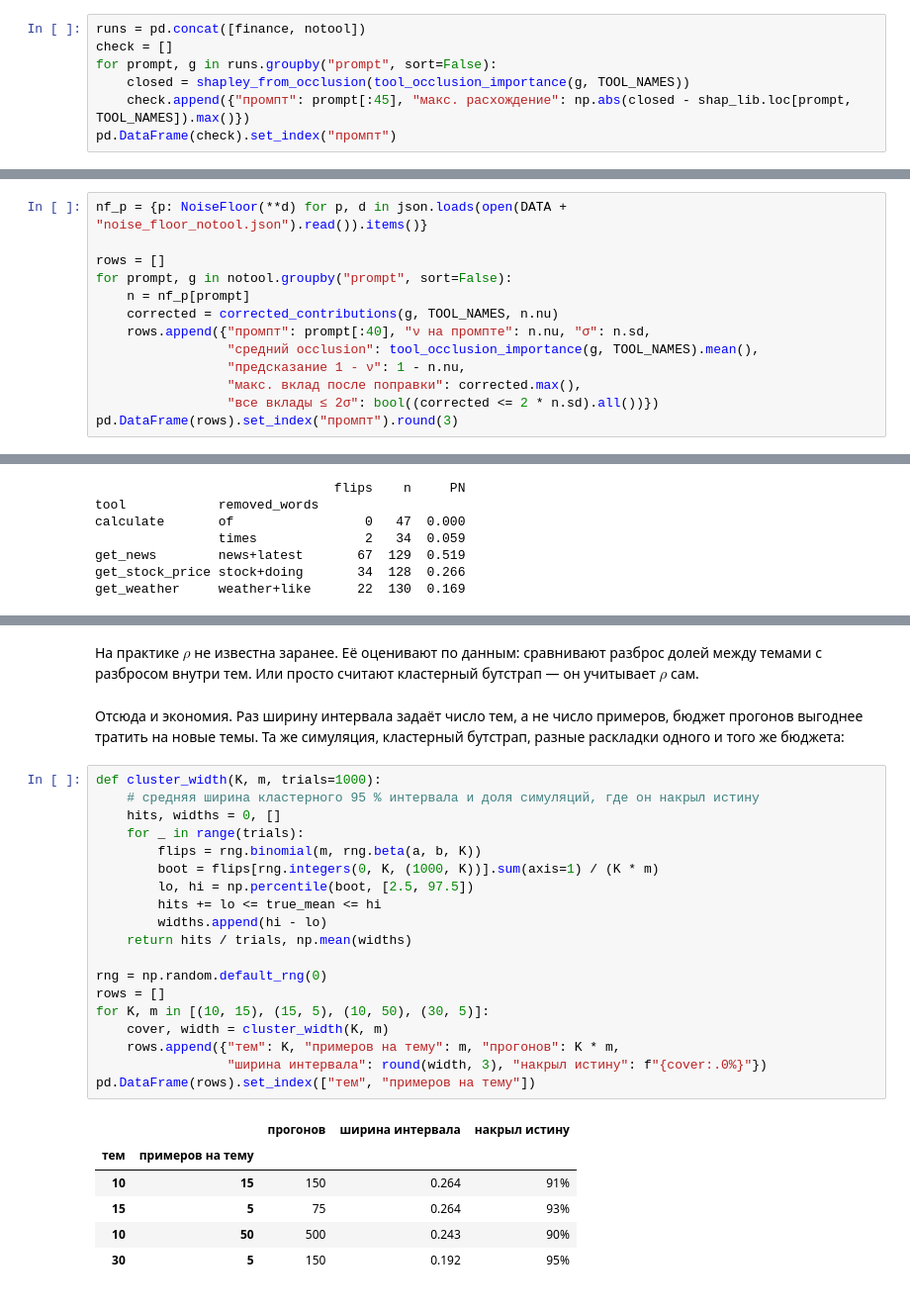
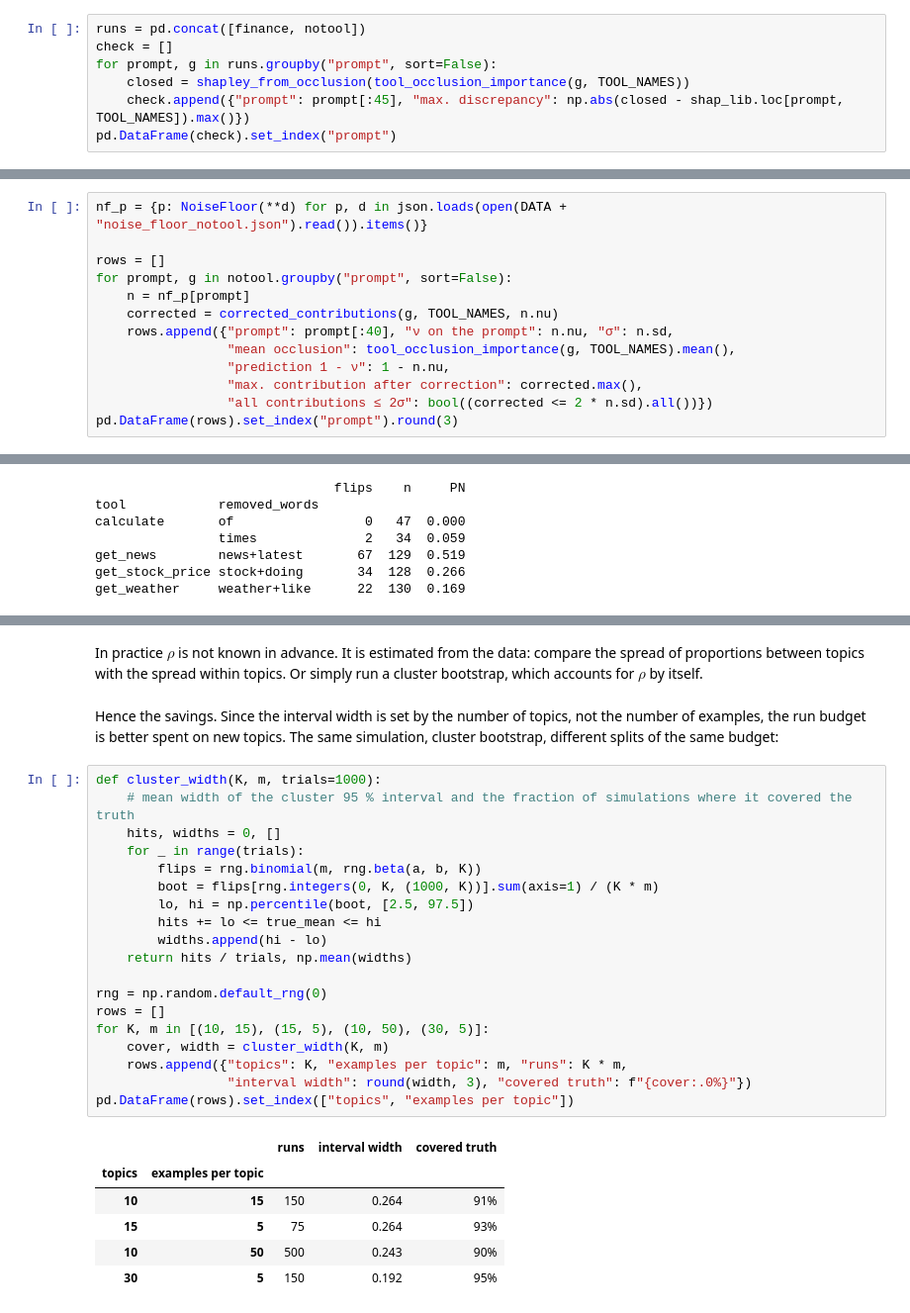
Before and after one commit to SadSabrina/ysda_agents, a Jupyter notebook: notebooks/02_agent_attribution.ipynb, the cells around one changed output, grey strips where cells are left out. Shown at 99% size. Drawn from its saved outputs; the diff is of its cells as text.

```diff
--- a/notebooks/02_agent_attribution.ipynb
+++ b/notebooks/02_agent_attribution.ipynb
@@ -145,6 +145,6 @@ runs = pd.concat([finance, notool])
 check = []
 for prompt, g in runs.groupby("prompt", sort=False):
     closed = shapley_from_occlusion(tool_occlusion_importance(g, TOOL_NAMES))
-    check.append({"промпт": prompt[:45], "макс. расхождение": np.abs(closed - shap_lib.loc[prompt, TOOL_NAMES]).max()})
-pd.DataFrame(check).set_index("промпт")
+    check.append({"prompt": prompt[:45], "max. discrepancy": np.abs(closed - shap_lib.loc[prompt, TOOL_NAMES]).max()})
+pd.DataFrame(check).set_index("prompt")
 # %% [output]
@@ -324,10 +324,10 @@ rows = []
 for prompt, g in notool.groupby("prompt", sort=False):
     n = nf_p[prompt]
     corrected = corrected_contributions(g, TOOL_NAMES, n.nu)
-    rows.append({"промпт": prompt[:40], "ν на промпте": n.nu, "σ": n.sd,
-                 "средний occlusion": tool_occlusion_importance(g, TOOL_NAMES).mean(),
-                 "предсказание 1 - ν": 1 - n.nu,
-                 "макс. вклад после поправки": corrected.max(),
-                 "все вклады ≤ 2σ": bool((corrected <= 2 * n.sd).all())})
-pd.DataFrame(rows).set_index("промпт").round(3)
+    rows.append({"prompt": prompt[:40], "ν on the prompt": n.nu, "σ": n.sd,
+                 "mean occlusion": tool_occlusion_importance(g, TOOL_NAMES).mean(),
+                 "prediction 1 - ν": 1 - n.nu,
+                 "max. contribution after correction": corrected.max(),
+                 "all contributions ≤ 2σ": bool((corrected <= 2 * n.sd).all())})
+pd.DataFrame(rows).set_index("prompt").round(3)
 # %% [output]
@@ -629,33 +629,33 @@ n = 150 промптов стоят по информации n_eff = 39 нез
 # %% [markdown]
-На практике $\rho$ не известна заранее. Её оценивают по данным: сравнивают
-разброс долей между темами с разбросом внутри тем. Или просто считают
-кластерный бутстрап — он учитывает $\rho$ сам.
+In practice $\rho$ is not known in advance. It is estimated from the data: compare
+the spread of proportions between topics with the spread within topics. Or simply run
+a cluster bootstrap, which accounts for $\rho$ by itself.
 # %% [markdown]
-Отсюда и экономия. Раз ширину интервала задаёт число тем, а не число
-примеров, бюджет прогонов выгоднее тратить на новые темы. Та же симуляция,
-кластерный бутстрап, разные раскладки одного и того же бюджета:
+Hence the savings. Since the interval width is set by the number of topics, not the number
+of examples, the run budget is better spent on new topics. The same simulation,
+cluster bootstrap, different splits of the same budget:
 # %%
 def cluster_width(K, m, trials=1000):
-    # средняя ширина кластерного 95 % интервала и доля симуляций, где он накрыл истину
+    # mean width of the cluster 95 % interval and the fraction of simulations where it covered the truth
     hits, widths = 0, []
     for _ in range(trials):
         flips = rng.binomial(m, rng.beta(a, b, K))
         boot = flips[rng.integers(0, K, (1000, K))].sum(axis=1) / (K * m)
         lo, hi = np.percentile(boot, [2.5, 97.5])
         hits += lo <= true_mean <= hi
         widths.append(hi - lo)
     return hits / trials, np.mean(widths)
 
 rng = np.random.default_rng(0)
 rows = []
 for K, m in [(10, 15), (15, 5), (10, 50), (30, 5)]:
     cover, width = cluster_width(K, m)
-    rows.append({"тем": K, "примеров на тему": m, "прогонов": K * m,
-                 "ширина интервала": round(width, 3), "накрыл истину": f"{cover:.0%}"})
-pd.DataFrame(rows).set_index(["тем", "примеров на тему"])
+    rows.append({"topics": K, "examples per topic": m, "runs": K * m,
+                 "interval width": round(width, 3), "covered truth": f"{cover:.0%}"})
+pd.DataFrame(rows).set_index(["topics", "examples per topic"])
 # %% [output]
-|  |  | прогонов | ширина интервала | накрыл истину |
-| тем | примеров на тему |  |  |  |
+|  |  | runs | interval width | covered truth |
+| topics | examples per topic |  |  |  |
 | 10 | 15 | 150 | 0.264 | 91% |
 | 15 | 5 | 75 | 0.264 | 93% |
 | 10 | 50 | 500 | 0.243 | 90% |
```
Also changed, not shown: parts of 35 cells of this notebook, 21 other files.
